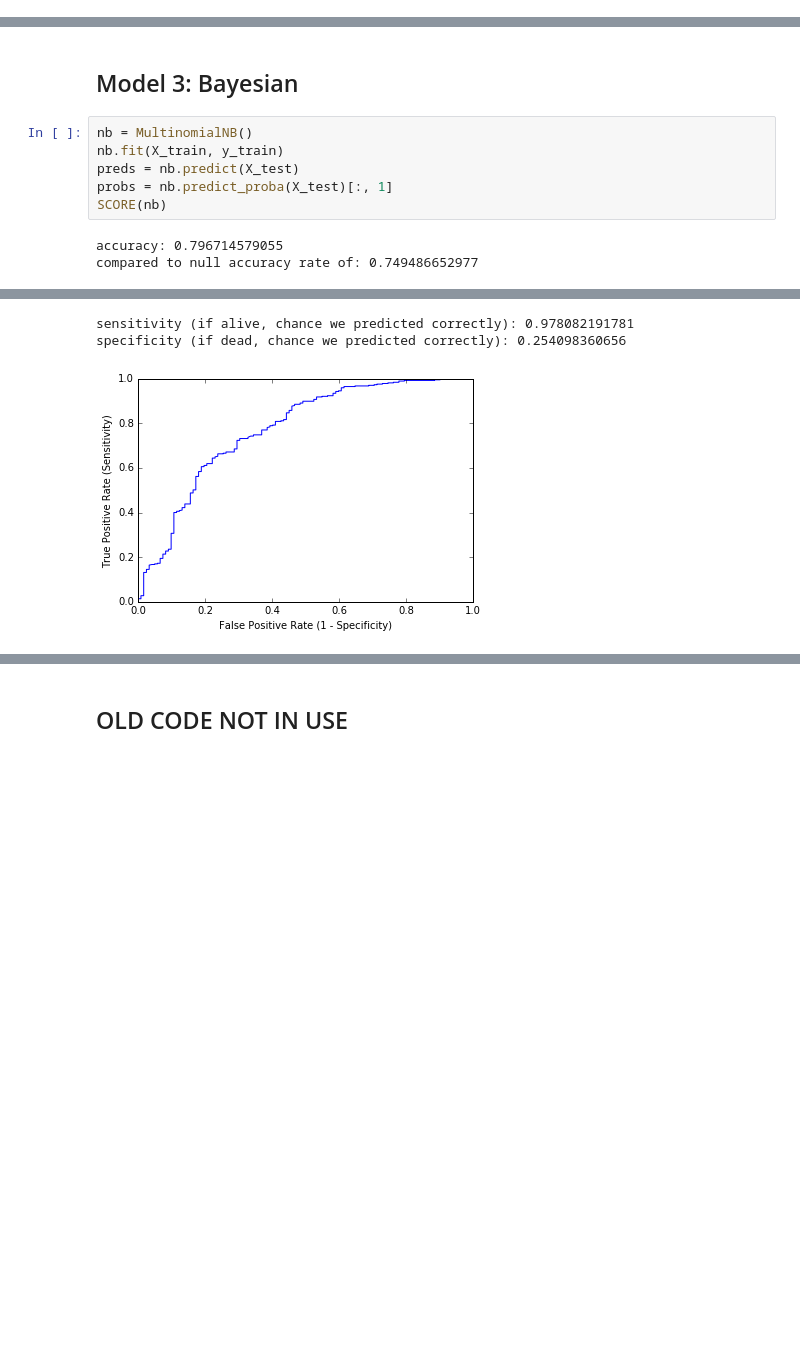
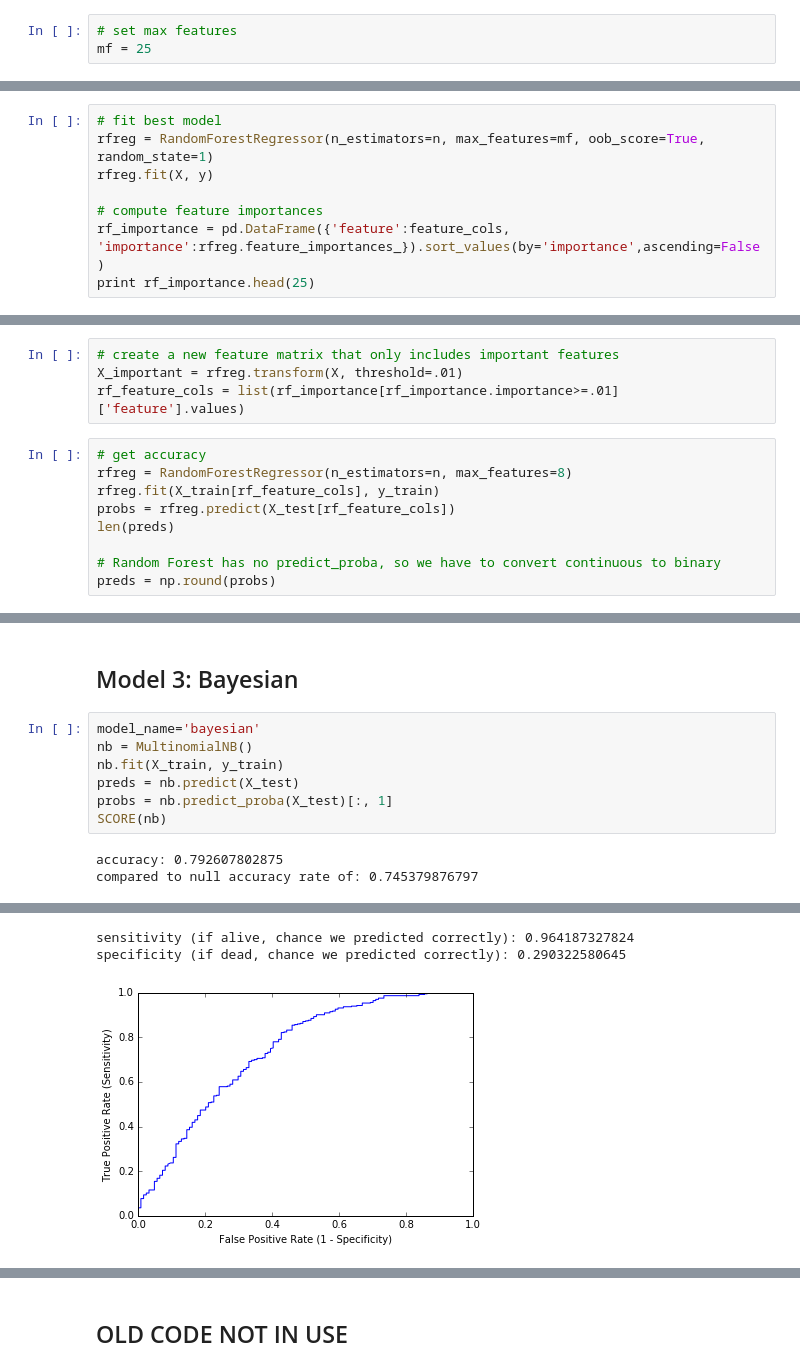
Before and after one commit to megano/storytelling, a Jupyter notebook: project/got_explore.ipynb, the cells around one changed output, grey strips where cells are left out. Cells and saved outputs as stored; diff of their text form; blank space fills up the shorter version.

Commit message:
random forest

```diff
--- a/project/got_explore.ipynb
+++ b/project/got_explore.ipynb
@@ -196,0 +290,3 @@ cross_val_score: 0.757565480609
+# %%
+# set max features
+mf = 25
@@ -196,0 +295,8 @@ cross_val_score: 0.757565480609
+# %%
+# fit best model
+rfreg = RandomForestRegressor(n_estimators=n, max_features=mf, oob_score=True, random_state=1)
+rfreg.fit(X, y)
+
+# compute feature importances
+rf_importance = pd.DataFrame({'feature':feature_cols, 'importance':rfreg.feature_importances_}).sort_values(by='importance',ascending=False)
+print rf_importance.head(25)
@@ -196,0 +326,13 @@ cross_val_score: 0.757565480609
+# %%
+# create a new feature matrix that only includes important features
+X_important = rfreg.transform(X, threshold=.01)
+rf_feature_cols = list(rf_importance[rf_importance.importance>=.01]['feature'].values)
+# %%
+# get accuracy
+rfreg = RandomForestRegressor(n_estimators=n, max_features=8)
+rfreg.fit(X_train[rf_feature_cols], y_train)
+probs = rfreg.predict(X_test[rf_feature_cols])
+len(preds)
+
+# Random Forest has no predict_proba, so we have to convert continuous to binary
+preds = np.round(probs)
@@ -197,11 +372,12 @@ cross_val_score: 0.757565480609
 # %% [markdown]
 ## Model 3: Bayesian
 # %%
+model_name='bayesian'
 nb = MultinomialNB()
 nb.fit(X_train, y_train)
 preds = nb.predict(X_test)
 probs = nb.predict_proba(X_test)[:, 1]
 SCORE(nb)
 # %% [output]
-accuracy: 0.796714579055
-compared to null accuracy rate of: 0.749486652977
+accuracy: 0.792607802875
+compared to null accuracy rate of: 0.745379876797
@@ -209,3 +385,3 @@ compared to null accuracy rate of: 0.749486652977
-sensitivity (if alive, chance we predicted correctly): 0.978082191781
-specificity (if dead, chance we predicted correctly): 0.254098360656
+sensitivity (if alive, chance we predicted correctly): 0.964187327824
+specificity (if dead, chance we predicted correctly): 0.290322580645
-[figure, old version]
+[figure, new version]
```
Also changed, not shown: parts of 28 cells of this notebook, 5 other files.
